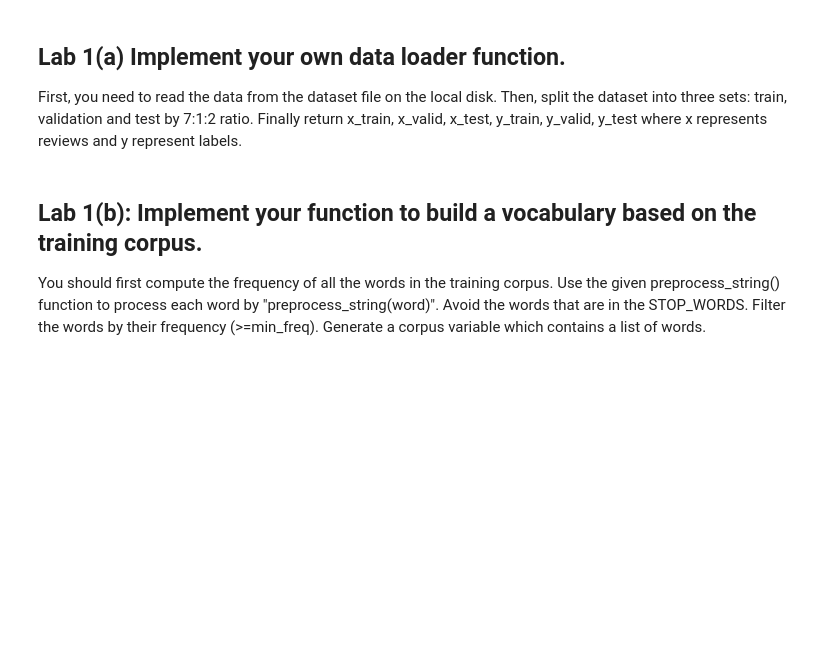
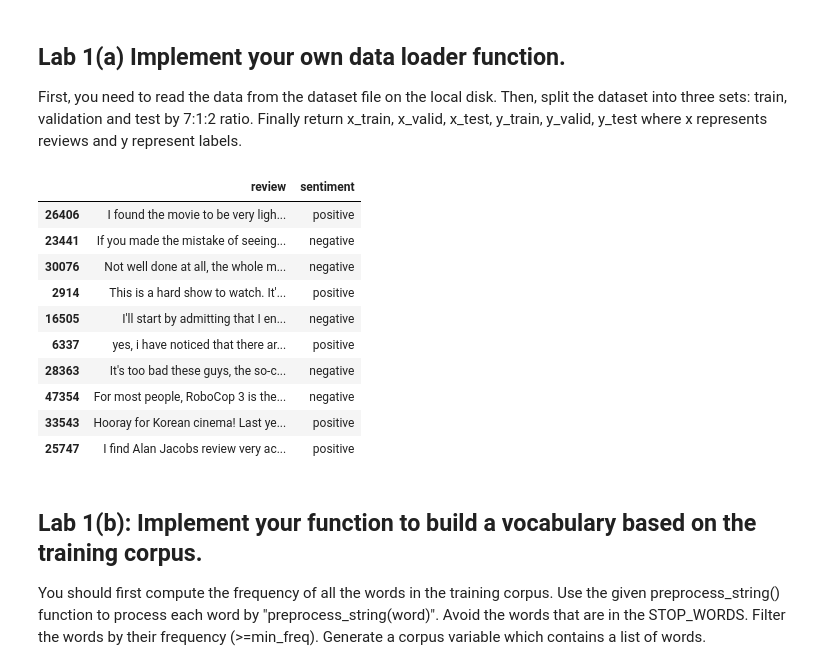
Before and after one commit to pomeloywu/ece661, a Jupyter notebook: LabRNN.ipynb, the cells around one changed output. Drawn from its saved outputs; the diff is of its cells as text; code cells hidden in the pictures; blank space fills up the shorter version.

```diff
--- a/LabRNN.ipynb
+++ b/LabRNN.ipynb
@@ -59,4 +66,19 @@ class HyperParams:
 First, you need to read the data from the dataset file on the local disk.
 Then, split the dataset into three sets: train, validation and test by 7:1:2 ratio.
 Finally return x_train, x_valid, x_test, y_train, y_valid, y_test where x represents reviews and y represent labels.
+# %%
+df = pd.read_csv('IMDBDataset.csv')
+df.sample(10)
+# %% [output]
+|  | review | sentiment |
+| 26406 | I found the movie to be very ligh... | positive |
+| 23441 | If you made the mistake of seeing... | negative |
+| 30076 | Not well done at all, the whole m... | negative |
+| 2914 | This is a hard show to watch. It'... | positive |
+| 16505 | I'll start by admitting that I en... | negative |
+| 6337 | yes, i have noticed that there ar... | positive |
+| 28363 | It's too bad these guys, the so-c... | negative |
+| 47354 | For most people, RoboCop 3 is the... | negative |
+| 33543 | Hooray for Korean cinema! Last ye... | positive |
+| 25747 | I find Alan Jacobs review very ac... | positive |
 # %%
```
Also changed, not shown: parts of 9 cells of this notebook, 1 other file.
